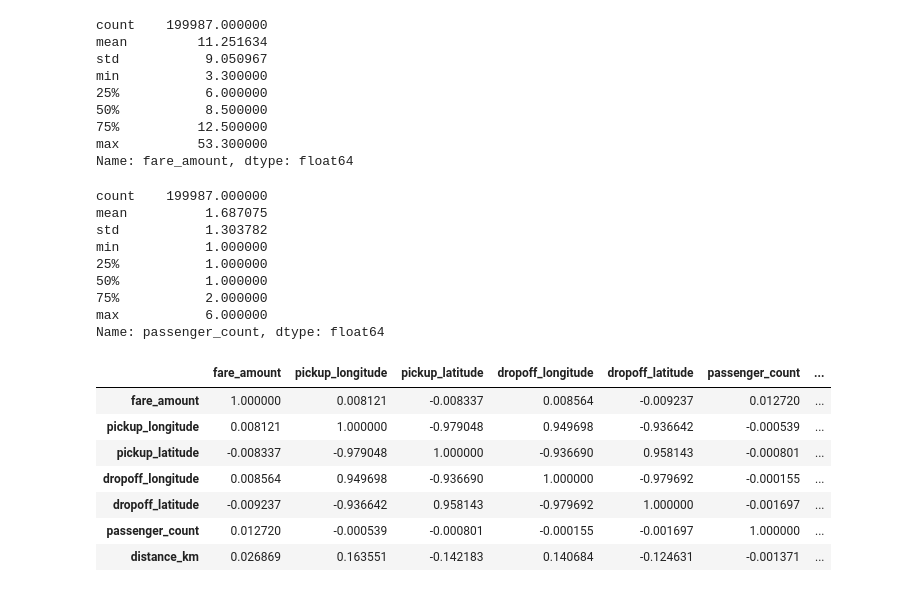
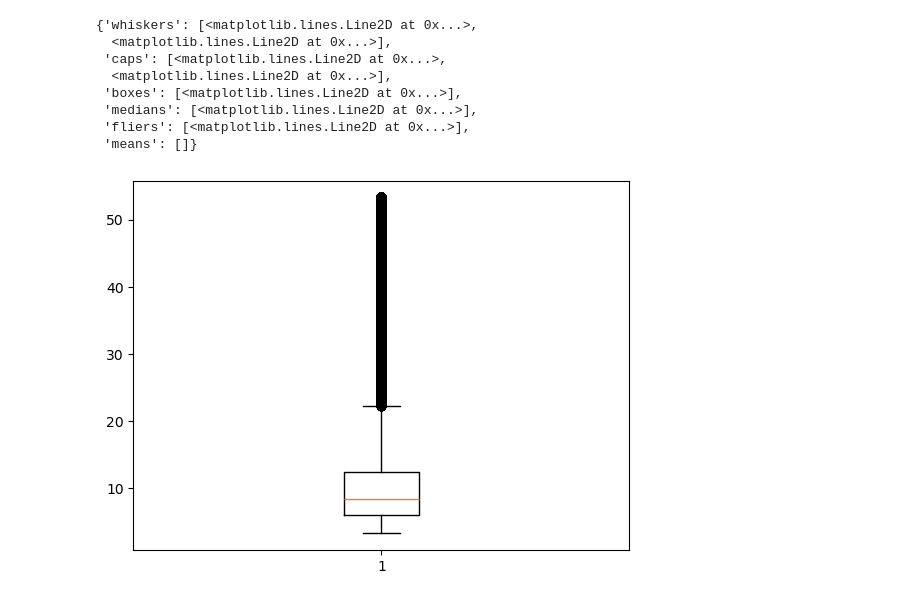
Before and after one commit to tanmaykulkarni2112/sppu-computer-practical, a Jupyter notebook: ML/uber.ipynb, the cells around one changed output. Saved outputs shown, nothing was run; the diff lists cells and outputs as text; code cells hidden in the pictures.

```diff
--- a/ML/uber.ipynb
+++ b/ML/uber.ipynb
@@ -53,41 +96,15 @@ dtype: int64
 # %%
-upper_limit = df['fare_amount'].quantile(0.99)
-lower_limit = df['fare_amount'].quantile(0.01)
-df['fare_amount'] = df['fare_amount'].clip(lower_limit, upper_limit)
-df['fare_amount'].describe()
+q_low = df['fare_amount'].quantile(0.01)
+q_high = df['fare_amount'].quantile(0.99)
+df['fare_amount'] = df['fare_amount'].clip(q_low, q_high)
+plt.boxplot(df['fare_amount'])
 # %% [output]
-count    199987.000000
-mean         11.251634
-std           9.050967
-min           3.300000
-25%           6.000000
-50%           8.500000
-75%          12.500000
-max          53.300000
-Name: fare_amount, dtype: float64
+{'whiskers': [<matplotlib.lines.Line2D at 0x...>,
+  <matplotlib.lines.Line2D at 0x...>],
+ 'caps': [<matplotlib.lines.Line2D at 0x...>,
+  <matplotlib.lines.Line2D at 0x...>],
+ 'boxes': [<matplotlib.lines.Line2D at 0x...>],
+ 'medians': [<matplotlib.lines.Line2D at 0x...>],
+ 'fliers': [<matplotlib.lines.Line2D at 0x...>],
+ 'means': []}
+[figure, added]
-# %%
-df['passenger_count'] = df['passenger_count'].clip(1,6)
-df['passenger_count'].describe()
-# %% [output]
-count    199987.000000
-mean          1.687075
-std           1.303782
-min           1.000000
-25%           1.000000
-50%           1.000000
-75%           2.000000
-max           6.000000
-Name: passenger_count, dtype: float64
-# %%
-df = df.drop(['Unnamed: 0', 'key', 'pickup_datetime'], axis=1, errors='ignore')
-corr_matrix = df.corr()
-corr_matrix
-# %% [output]
-|  | fare_amount | pickup_longitude | pickup_latitude | dropoff_longitude | dropoff_latitude | passenger_count | ... |
-| fare_amount | 1.000000 | 0.008121 | -0.008337 | 0.008564 | -0.009237 | 0.012720 | ... |
-| pickup_longitude | 0.008121 | 1.000000 | -0.979048 | 0.949698 | -0.936642 | -0.000539 | ... |
-| pickup_latitude | -0.008337 | -0.979048 | 1.000000 | -0.936690 | 0.958143 | -0.000801 | ... |
-| dropoff_longitude | 0.008564 | 0.949698 | -0.936690 | 1.000000 | -0.979692 | -0.000155 | ... |
-| dropoff_latitude | -0.009237 | -0.936642 | 0.958143 | -0.979692 | 1.000000 | -0.001697 | ... |
-| passenger_count | 0.012720 | -0.000539 | -0.000801 | -0.000155 | -0.001697 | 1.000000 | ... |
-| distance_km | 0.026869 | 0.163551 | -0.142183 | 0.140684 | -0.124631 | -0.001371 | ... |
```
Also changed, not shown: parts of 21 cells of this notebook.
